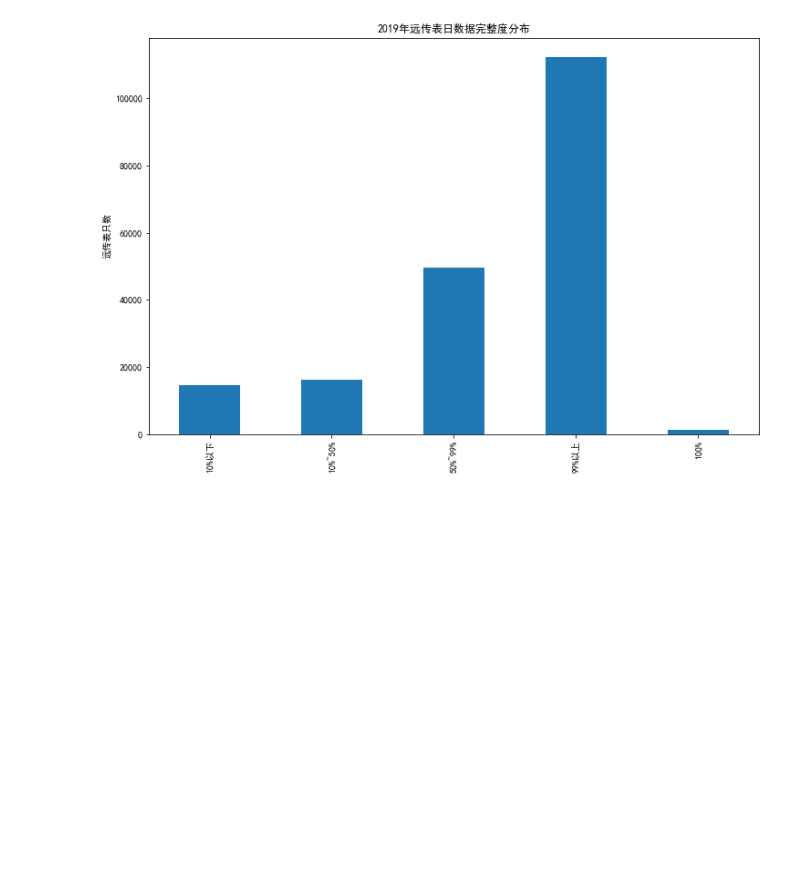
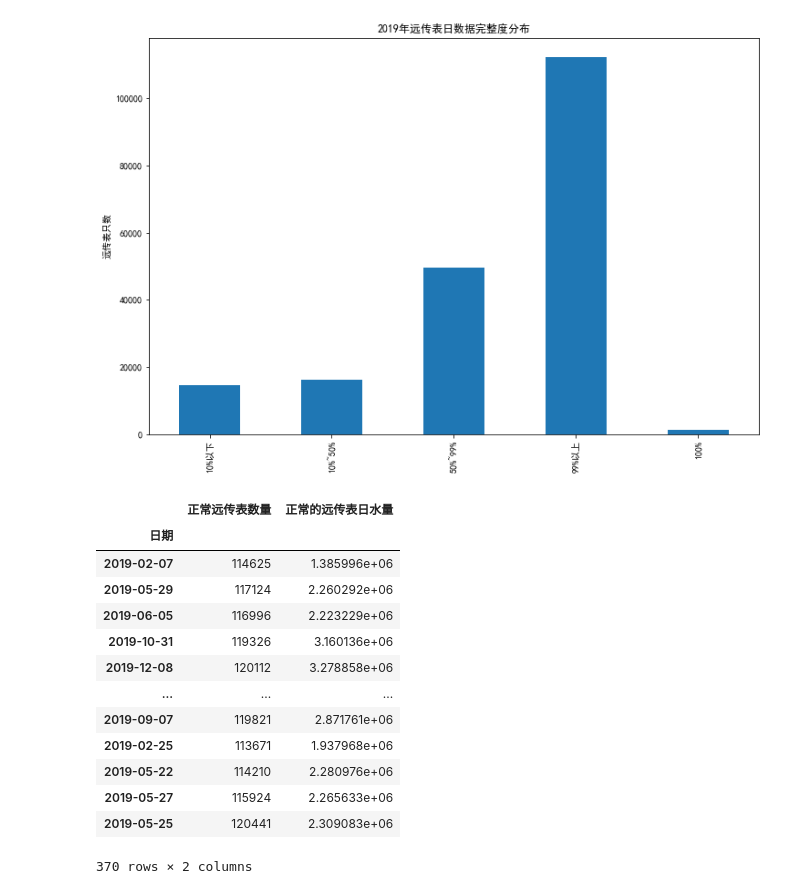
Before and after one commit to jayaston/mypyworks, a Jupyter notebook: 远传水表描述性分析.ipynb, the cells around one changed output. Cells and saved outputs as stored; diff of their text form; code cells hidden in the pictures; blank space fills up the shorter version.

```diff
--- a/远传水表描述性分析.ipynb
+++ b/远传水表描述性分析.ipynb
@@ -568,0 +577,17 @@ Text(0, 0.5, '远传表只数')
+# %%
+meter.set_index('日期')
+# %% [output]
+|  | 正常远传表数量 | 正常的远传表日水量 |
+| 日期 |  |  |
+| 2019-02-07 | 114625 | 1.385996e+06 |
+| 2019-05-29 | 117124 | 2.260292e+06 |
+| 2019-06-05 | 116996 | 2.223229e+06 |
+| 2019-10-31 | 119326 | 3.160136e+06 |
+| 2019-12-08 | 120112 | 3.278858e+06 |
+| ... | ... | ... |
+| 2019-09-07 | 119821 | 2.871761e+06 |
+| 2019-02-25 | 113671 | 1.937968e+06 |
+| 2019-05-22 | 114210 | 2.280976e+06 |
+| 2019-05-27 | 115924 | 2.265633e+06 |
+| 2019-05-25 | 120441 | 2.309083e+06 |
+370 rows × 2 columns
```
Also changed, not shown: parts of 3 cells of this notebook, 3 other files.
